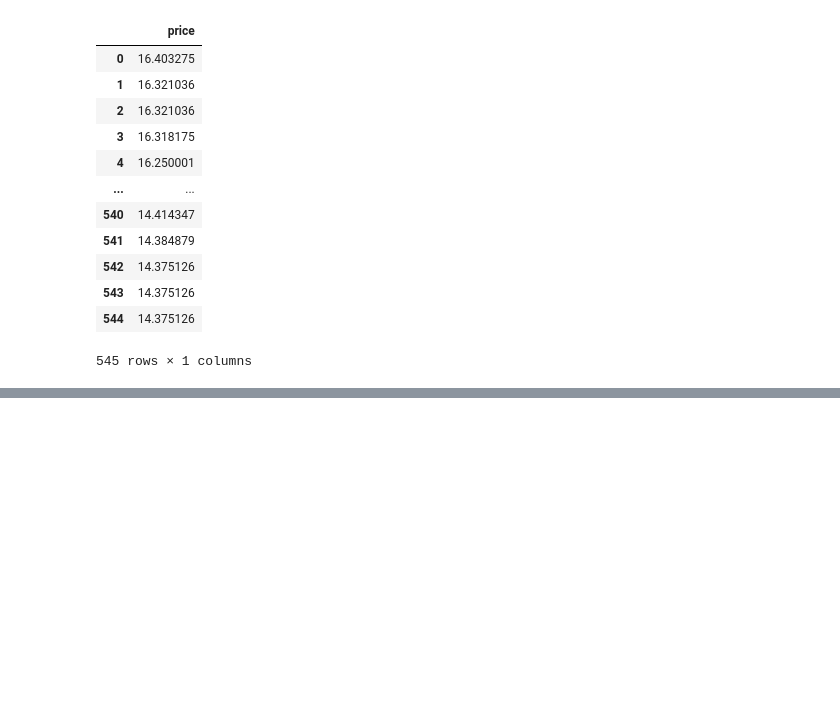
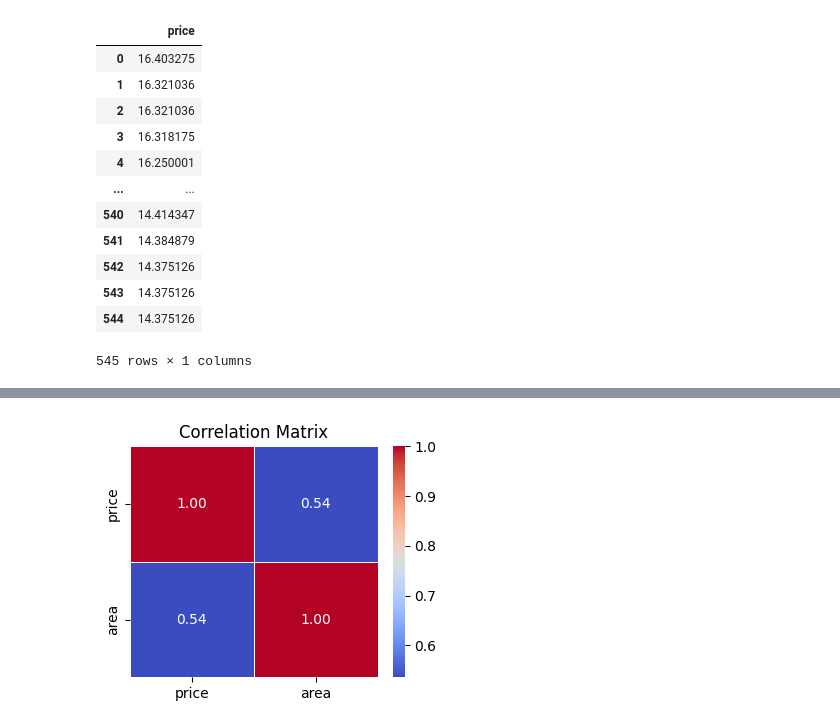
Before and after one commit to Hr15h1/AI_semII, a Jupyter notebook: house price prediction.ipynb, the cells around one changed output, grey strips where cells are left out. Drawn from its saved outputs; the diff is of its cells as text; code cells hidden in the pictures; blank space fills up the shorter version.

```diff
--- a/house price prediction.ipynb
+++ b/house price prediction.ipynb
@@ -264,0 +296,3 @@ X_train,
+# %%
+area_prices = dset_copy[["price", "area"]]
+area_prices
@@ -264,0 +324,9 @@ X_train,
+# %%
+corr_matrix = area_prices.corr()
+
+plt.figure(figsize=(4,3))
+sns.heatmap(corr_matrix, annot=True, cmap="coolwarm", fmt=".2f", linewidths=0.5)
+plt.title("Correlation Matrix")
+plt.show()
+# %% [output]
+[figure, added]
```
Also changed, not shown: parts of 9 cells of this notebook, 1 other file.
